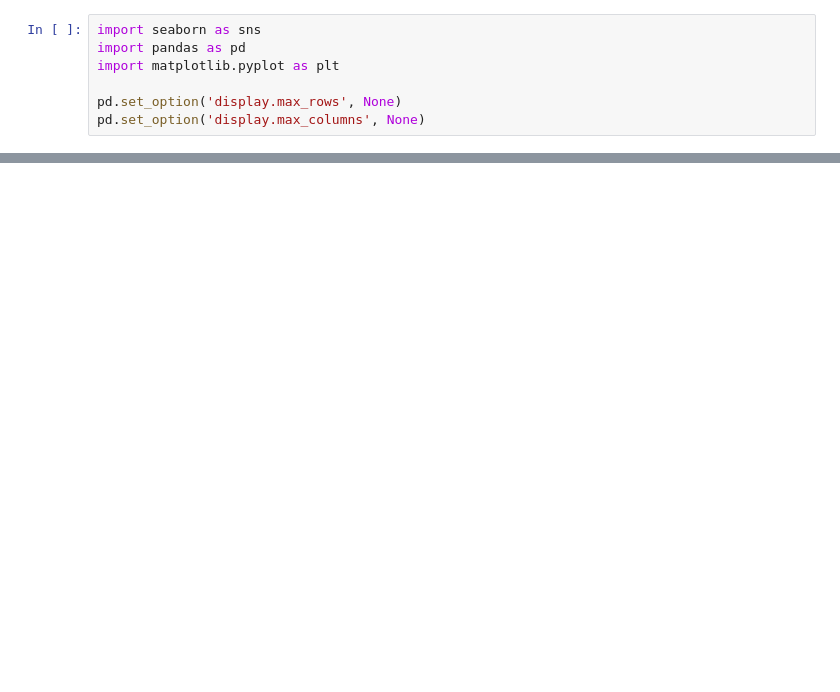
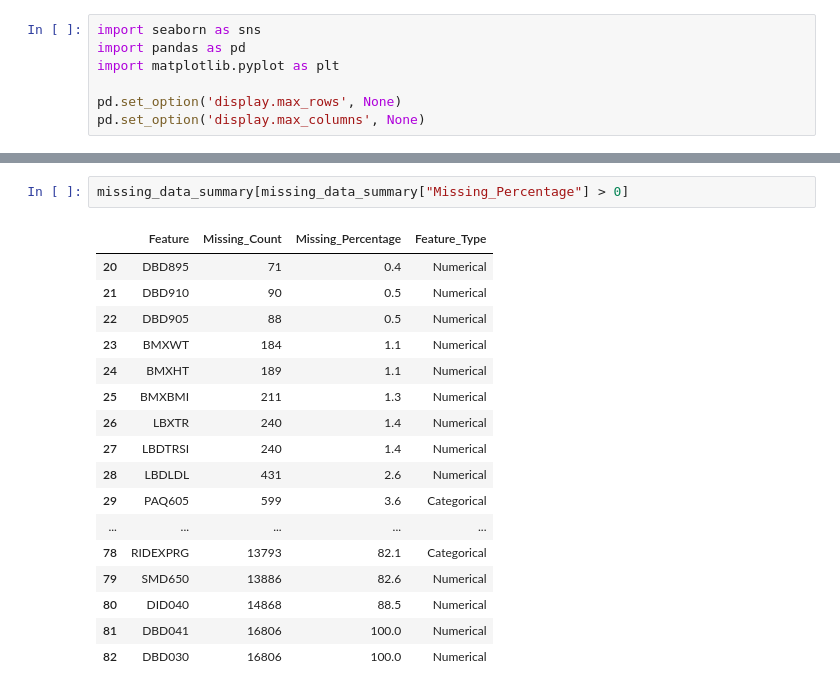
Before and after one commit to artmskfr/HealthScope-Diabetes, a Jupyter notebook: notebooks/data_prep_.ipynb, the cells around one changed output, grey strips where cells are left out. Saved outputs shown, nothing was run; the diff lists cells and outputs as text; blank space fills up the shorter version.

```diff
--- a/notebooks/data_prep_.ipynb
+++ b/notebooks/data_prep_.ipynb
@@ -34,0 +353,20 @@ dtype: int64
+# %%
+missing_data_summary[missing_data_summary["Missing_Percentage"] > 0]
+# %% [output]
+|  | Feature | Missing_Count | Missing_Percentage | Feature_Type |
+| 20 | DBD895 | 71 | 0.4 | Numerical |
+| 21 | DBD910 | 90 | 0.5 | Numerical |
+| 22 | DBD905 | 88 | 0.5 | Numerical |
+| 23 | BMXWT | 184 | 1.1 | Numerical |
+| 24 | BMXHT | 189 | 1.1 | Numerical |
+| 25 | BMXBMI | 211 | 1.3 | Numerical |
+| 26 | LBXTR | 240 | 1.4 | Numerical |
+| 27 | LBDTRSI | 240 | 1.4 | Numerical |
+| 28 | LBDLDL | 431 | 2.6 | Numerical |
+| 29 | PAQ605 | 599 | 3.6 | Categorical |
+| ... | ... | ... | ... | ... |
+| 78 | RIDEXPRG | 13793 | 82.1 | Categorical |
+| 79 | SMD650 | 13886 | 82.6 | Numerical |
+| 80 | DID040 | 14868 | 88.5 | Numerical |
+| 81 | DBD041 | 16806 | 100.0 | Numerical |
+| 82 | DBD030 | 16806 | 100.0 | Numerical |
```
Also changed, not shown: parts of 19 cells of this notebook, 9 other files.
